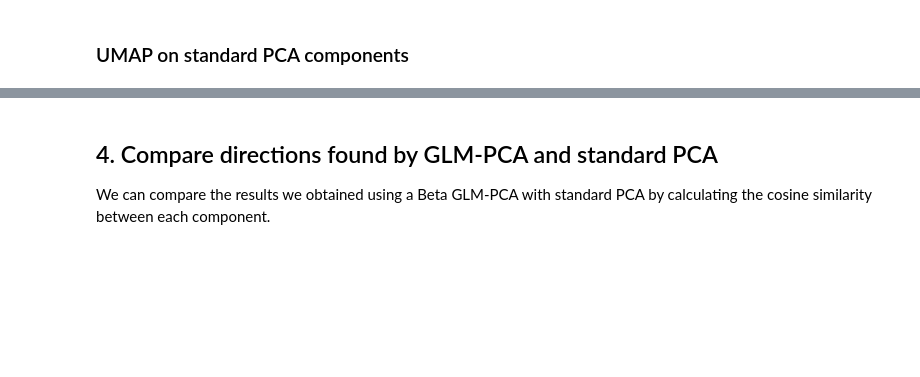
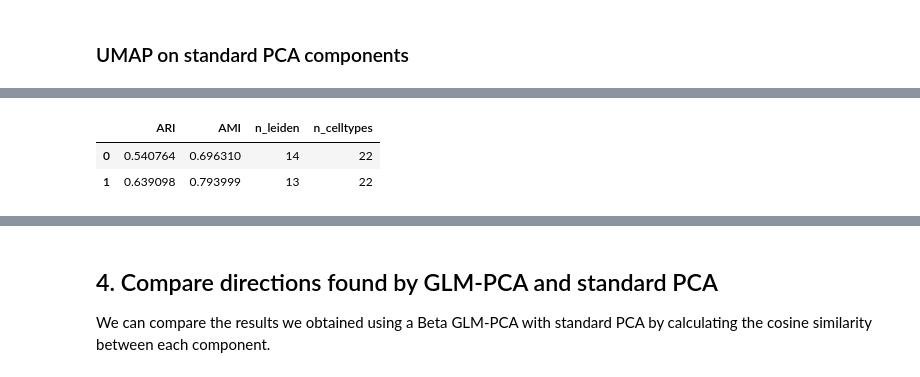
Before and after one commit to bhardwaj-lab/sincei, a Jupyter notebook: docs/content/tutorials/snmCATseq_glmPCA_analysis.ipynb, the cells around one changed output, grey strips where cells are left out. Cells and saved outputs as stored; diff of their text form; code cells hidden in the pictures; blank space fills up the shorter version.

```diff
--- a/docs/content/tutorials/snmCATseq_glmPCA_analysis.ipynb
+++ b/docs/content/tutorials/snmCATseq_glmPCA_analysis.ipynb
@@ -165,0 +145,2 @@ sc.pl.embedding(adata, basis='X_umap_std_pca',
+# %%
+adata.obsm['X_umap_std_pca'] = sc.tl.umap(adata, neighbors_key='nn_pca', min_dist=0.3, copy=True).obsm['X_umap']
@@ -165,0 +162,28 @@ sc.pl.embedding(adata, basis='X_umap_std_pca',
+# %%
+def evaluate(adata: ad.AnnData,
+             score_obsm: str,
+             k = 15,
+             test_label: str = "leiden",
+             celltype_col: str = "snmC2T-seq_Baseline_Cluster",
+             seed: int = 0) -> tuple[dict, ad.AnnData]:
+
+    from sklearn.metrics import adjusted_mutual_info_score, adjusted_rand_score
+
+    labels = adata.obs[celltype_col].astype(str).values
+    cl = adata.obs[test_label].astype(str).values
+    scores = adata.obsm[score_obsm]
+
+    return dict(ARI=adjusted_rand_score(labels, cl),
+                AMI=adjusted_mutual_info_score(labels, cl),
+                n_leiden=len(set(cl)),
+                n_celltypes=len(set(labels))
+               )
+# %%
+beta_eval = evaluate(adata, score_obsm="X_glmpca_beta", test_label='leiden_glmpca_beta')
+pca_eval = evaluate(adata, score_obsm="X_std_pca", test_label='leiden_std_pca')
+# %%
+pd.DataFrame([beta_eval, pca_eval])
+# %% [output]
+|  | ARI | AMI | n_leiden | n_celltypes |
+| 0 | 0.540764 | 0.696310 | 14 | 22 |
+| 1 | 0.639098 | 0.793999 | 13 | 22 |
```
Also changed, not shown: parts of 37 cells of this notebook.
